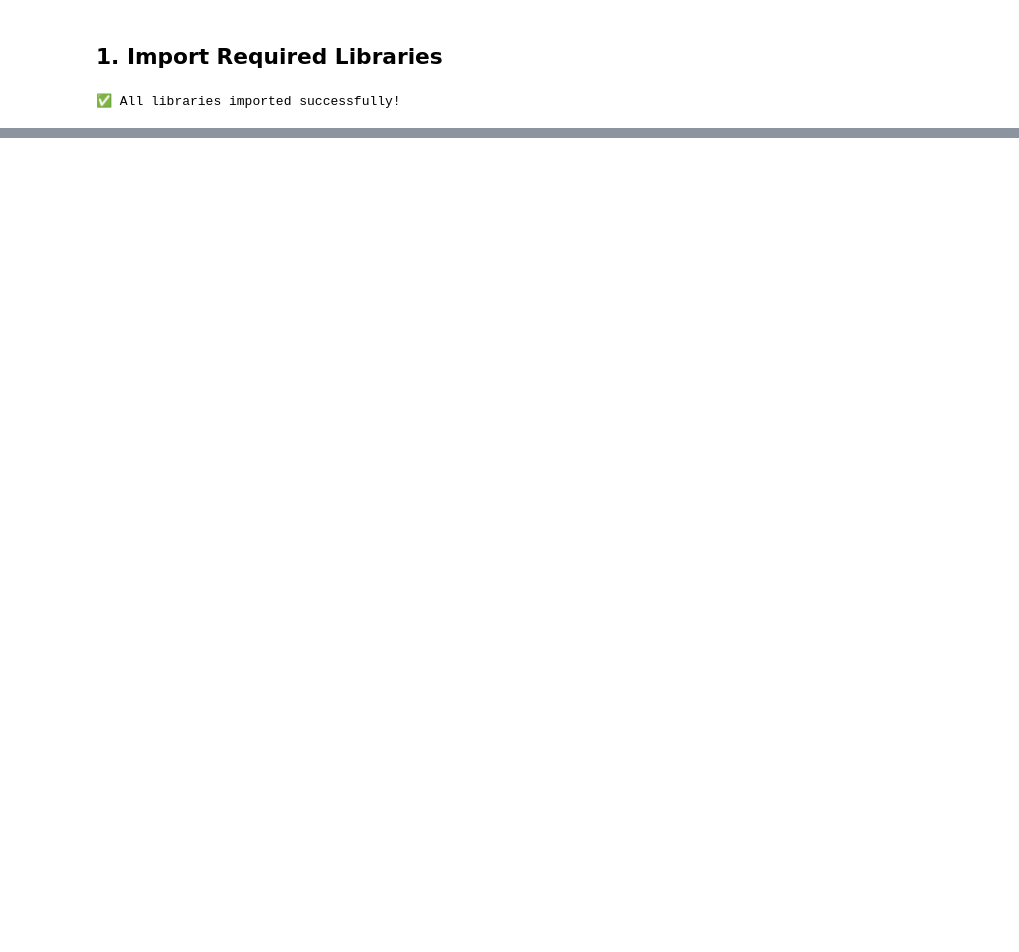
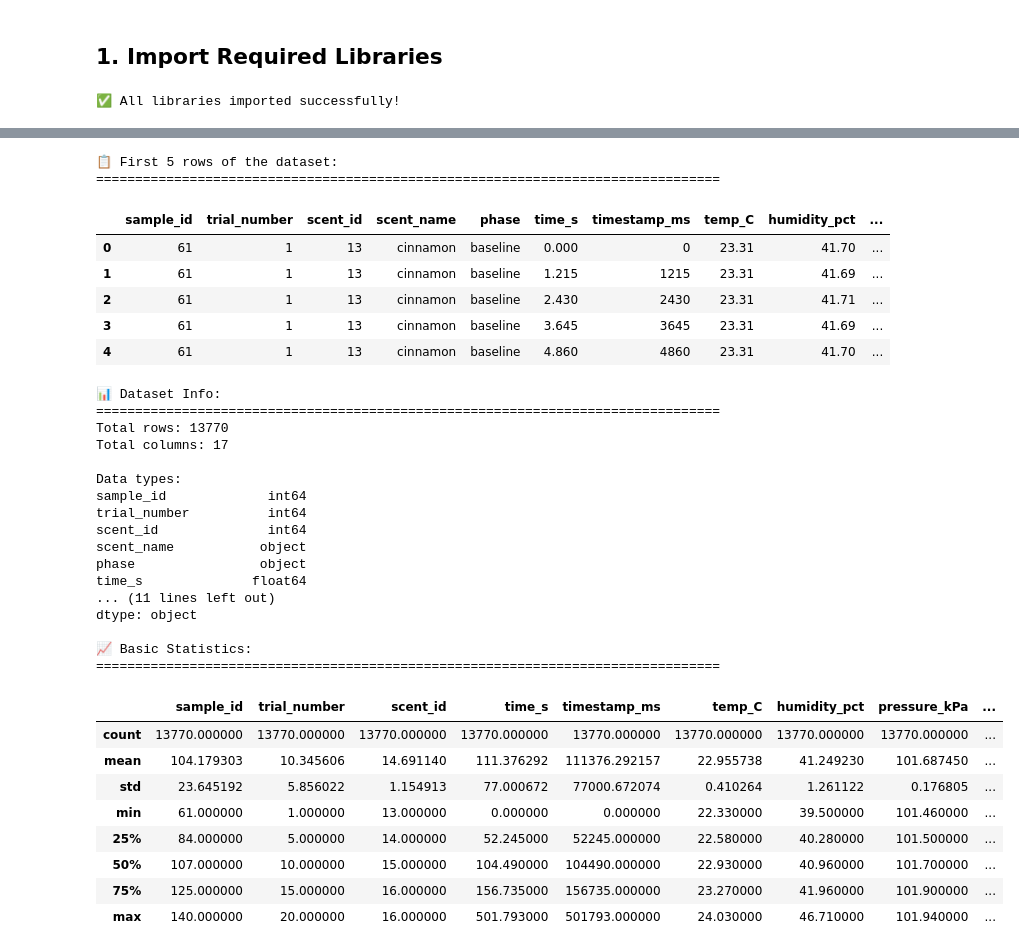
Before and after one commit to DomJab23/TeleScent, a Jupyter notebook: ml/scentdetection.ipynb, the cells around one changed output, grey strips where cells are left out. Cells and saved outputs as stored; diff of their text form; code cells hidden in the pictures; blank space fills up the shorter version.

```diff
--- a/ml/scentdetection.ipynb
+++ b/ml/scentdetection.ipynb
@@ -1006,0 +54,20 @@ Key Sensor Readings:
+# %%
+# Dataset configuration
+DATA_FILE = 'NATURAL_ML_Data.xlsx'
+
+# Model output paths
+MODEL_DIR = Path('model')
+MODEL_DIR.mkdir(exist_ok=True)
+
+PIPELINE_PATH = MODEL_DIR / 'scent_pipeline.joblib'
+LABEL_ENCODER_PATH = MODEL_DIR / 'label_encoder.joblib'
+
+# Training parameters
+TEST_SIZE = 0.2
+RANDOM_STATE = 42
+N_ESTIMATORS = 100
+MAX_DEPTH = 20
+
+print("✅ Configuration loaded!")
+print(f"📁 Data file: {DATA_FILE}")
+print(f"💾 Model will be saved to: {PIPELINE_PATH}")
@@ -1006,0 +139,51 @@ Key Sensor Readings:
+# %%
+# Display first few rows
+print("📋 First 5 rows of the dataset:")
+print("=" * 80)
+display(df.head())
+
+print("\n📊 Dataset Info:")
+print("=" * 80)
+print(f"Total rows: {len(df)}")
+print(f"Total columns: {len(df.columns)}")
+print(f"\nData types:")
+print(df.dtypes)
+
+print("\n📈 Basic Statistics:")
+print("=" * 80)
+display(df.describe())
+# %% [output]
+📋 First 5 rows of the dataset:
+================================================================================
+|  | sample_id | trial_number | scent_id | scent_name | phase | time_s | timestamp_ms | temp_C | humidity_pct | ... |
+| 0 | 61 | 1 | 13 | cinnamon | baseline | 0.000 | 0 | 23.31 | 41.70 | ... |
+| 1 | 61 | 1 | 13 | cinnamon | baseline | 1.215 | 1215 | 23.31 | 41.69 | ... |
+| 2 | 61 | 1 | 13 | cinnamon | baseline | 2.430 | 2430 | 23.31 | 41.71 | ... |
+| 3 | 61 | 1 | 13 | cinnamon | baseline | 3.645 | 3645 | 23.31 | 41.69 | ... |
+| 4 | 61 | 1 | 13 | cinnamon | baseline | 4.860 | 4860 | 23.31 | 41.70 | ... |
+📊 Dataset Info:
+================================================================================
+Total rows: 13770
+Total columns: 17
+
+Data types:
+sample_id             int64
+trial_number          int64
+scent_id              int64
+scent_name           object
+phase                object
+time_s              float64
+... (11 lines left out)
+dtype: object
+
+📈 Basic Statistics:
+================================================================================
+|  | sample_id | trial_number | scent_id | time_s | timestamp_ms | temp_C | humidity_pct | pressure_kPa | ... |
+| count | 13770.000000 | 13770.000000 | 13770.000000 | 13770.000000 | 13770.000000 | 13770.000000 | 13770.000000 | 13770.000000 | ... |
+| mean | 104.179303 | 10.345606 | 14.691140 | 111.376292 | 111376.292157 | 22.955738 | 41.249230 | 101.687450 | ... |
+| std | 23.645192 | 5.856022 | 1.154913 | 77.000672 | 77000.672074 | 0.410264 | 1.261122 | 0.176805 | ... |
+| min | 61.000000 | 1.000000 | 13.000000 | 0.000000 | 0.000000 | 22.330000 | 39.500000 | 101.460000 | ... |
+| 25% | 84.000000 | 5.000000 | 14.000000 | 52.245000 | 52245.000000 | 22.580000 | 40.280000 | 101.500000 | ... |
+| 50% | 107.000000 | 10.000000 | 15.000000 | 104.490000 | 104490.000000 | 22.930000 | 40.960000 | 101.700000 | ... |
+| 75% | 125.000000 | 15.000000 | 16.000000 | 156.735000 | 156735.000000 | 23.270000 | 41.960000 | 101.900000 | ... |
+| max | 140.000000 | 20.000000 | 16.000000 | 501.793000 | 501793.000000 | 24.030000 | 46.710000 | 101.940000 | ... |
```
Also changed, not shown: parts of 60 cells of this notebook, 6 other files.
